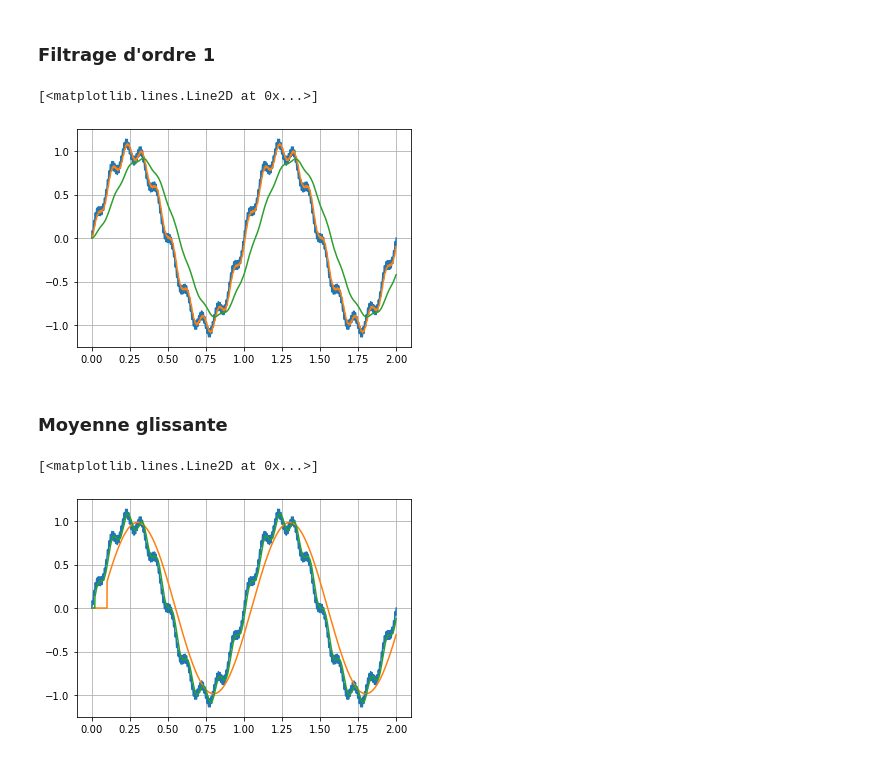
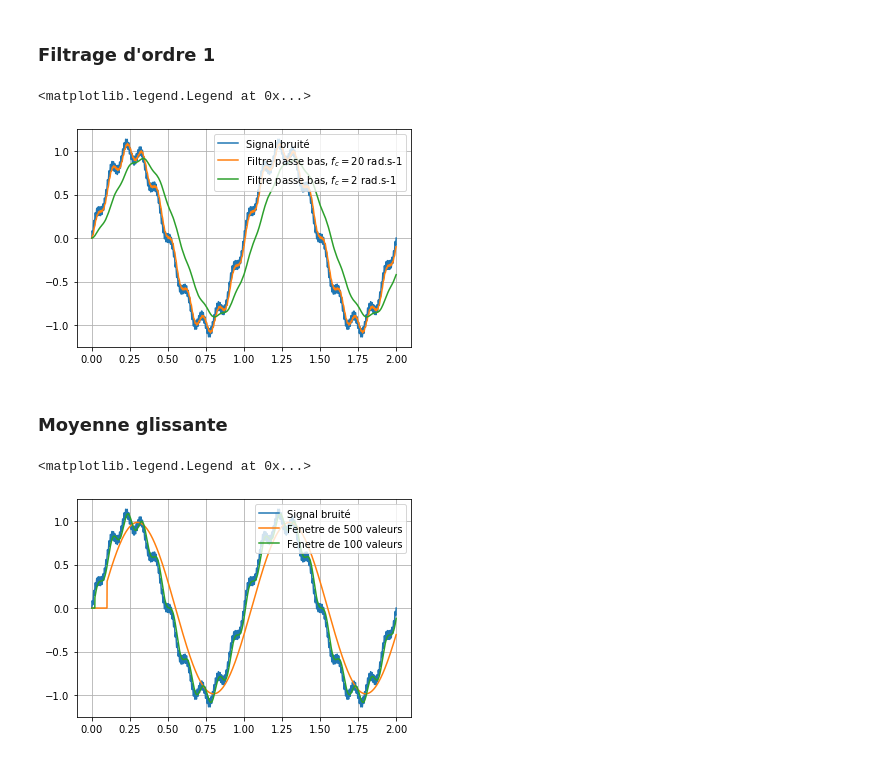
Before and after one commit to xpessoles/PSI_Cy_03_ConceptionCommande, a Jupyter notebook: Chapitre_02_CorrecteursNumeriques/01_Cy_03_02_Jupyter/FiltrageNumerique.ipynb, the cells around one changed output. Cells and saved outputs as stored; diff of their text form; code cells hidden in the pictures.

```diff
--- a/Chapitre_02_CorrecteursNumeriques/01_Cy_03_02_Jupyter/FiltrageNumerique.ipynb
+++ b/Chapitre_02_CorrecteursNumeriques/01_Cy_03_02_Jupyter/FiltrageNumerique.ipynb
@@ -283,21 +294,22 @@ plt.plot(les_t,les_e)
 # %%
 def filtre_ordre1(les_e,fc,Te):
     les_f = [les_e[0]]
     omc = 2*np.pi*fc
     tau = 1/omc
     for i in range(1,len(les_e)):
         les_f.append(les_e[i]*(Te/(Te+tau))+les_f[-1]*(tau/(Te+tau)))
     return les_f
 les_tf = les_t[:]
 les_ef = filtre_ordre1(les_e,20,les_t[1])
 les_ef2 = filtre_ordre1(les_e,2,les_t[1])
 plt.grid()
-plt.plot(les_t,les_e)
-plt.plot(les_tf,les_ef)
-plt.plot(les_tf,les_ef2)
+plt.plot(les_t,les_e,label="Signal bruité")
+plt.plot(les_tf,les_ef,label="Filtre passe bas, $f_c = 20$ rad.s-1")
+plt.plot(les_tf,les_ef2,label="Filtre passe bas, $f_c = 2$ rad.s-1")
+plt.legend(loc='upper right')
 # %% [output]
-[<matplotlib.lines.Line2D at 0x...>]
+<matplotlib.legend.Legend at 0x...>
-[figure, old version]
+[figure, new version]
 # %% [markdown]
 ### Moyenne glissante
 # %%
@@ -313,9 +325,10 @@ def moyenne_glissante(les_e,fen):
 les_f50 = moyenne_glissante(les_e,500)
 les_f100 = moyenne_glissante(les_e,100)
 plt.grid()
-plt.plot(les_t,les_e)
-plt.plot(les_tf,les_f50)
-plt.plot(les_tf,les_f100)
+plt.plot(les_t,les_e,label="Signal bruité")
+plt.plot(les_tf,les_f50,label="Fenetre de 500 valeurs")
+plt.plot(les_tf,les_f100,label="Fenetre de 100 valeurs")
+plt.legend(loc='upper right')
 # %% [output]
-[<matplotlib.lines.Line2D at 0x...>]
+<matplotlib.legend.Legend at 0x...>
-[figure, old version]
+[figure, new version]
```
Also changed, not shown: parts of 4 cells of this notebook, 5 other files.
